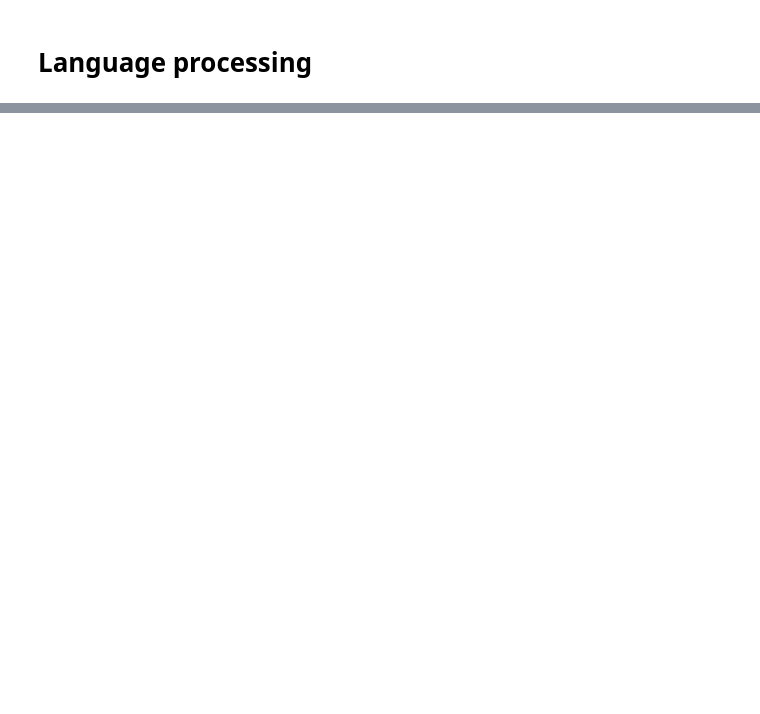
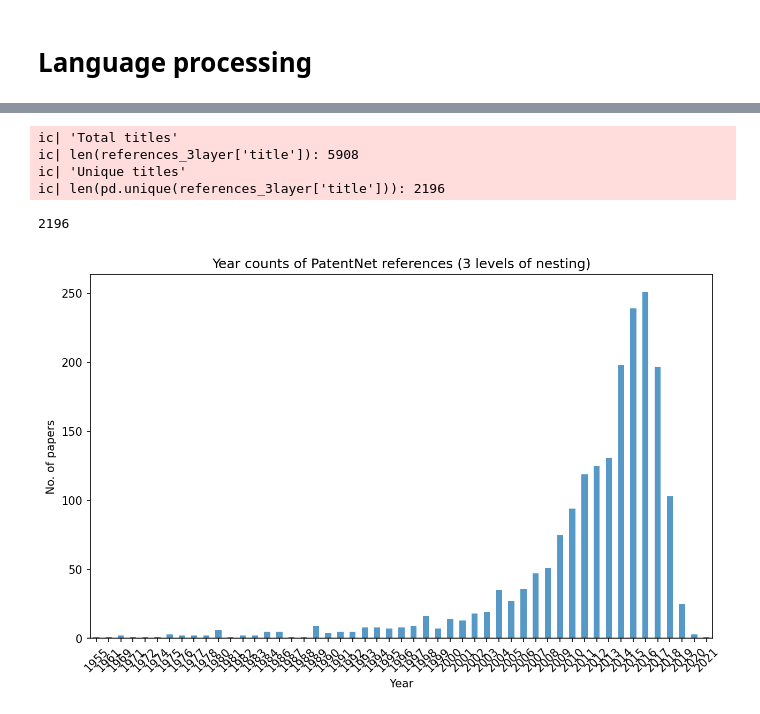
Before and after one commit to liammagee/patents-ai, a Jupyter notebook: analysis.ipynb, the cells around one changed output, grey strips where cells are left out. Cells and saved outputs as stored; diff of their text form; code cells hidden in the pictures; blank space fills up the shorter version.

Commit message:
Adding data files

```diff
--- a/analysis.ipynb
+++ b/analysis.ipynb
@@ -903,2 +882,8 @@ ic| ref_type: 1, len(refs_local): 0
 ic| f: ('./refs/download/3/VoxSegNet: Volumetric CNNs for semantic part segmentation '
         'of 3D shapes.pdf')
+# %%
+# Load existing data
+references_seed = pd.read_csv('data/references.csv')
+references_1layer = pd.read_csv('data/references_1layer.csv')
+references_2layer = pd.read_csv('data/references_2layer.csv')
+references_3layer = pd.read_csv('data/references_3layer.csv')
@@ -1015,0 +999,30 @@ year_counts.plot(kind='bar')
+# %%
+ic('Total titles')
+ic(len(references_3layer['title']))
+ic('Unique titles')
+ic(len(pd.unique(references_3layer['title'])))
+# %% [output]
+ic| 'Total titles'
+ic| len(references_3layer['title']): 5908
+ic| 'Unique titles'
+ic| len(pd.unique(references_3layer['title'])): 2196
+2196
+# %%
+references_3layer.reset_index(drop=True, inplace=True)
+empty_years = references_3layer[references_3layer['year'] == ''].index
+all_refs_uniq = references_3layer.drop(empty_years).drop_duplicates('title')
+# %%
+all_refs_uniq.loc[:,'year'] = all_refs_uniq.loc[:, 'year'].astype(int)
+
+year_counts = all_refs_uniq.query('year > 1900 and year < 2022').loc[:,'year'].value_counts().sort_index()
+fig, ax = plt.subplots(facecolor='white')
+fig.set_size_inches(10, 6)
+fig.set_dpi(150)
+year_counts.plot(kind='bar',alpha=0.75, rot=45, ax=ax)
+plt.title("Year counts of PatentNet references (3 levels of nesting)")
+plt.ylabel('No. of papers')
+plt.xlabel('Year')
+# ax.set_facecolor("white")
+plt.savefig('data/output.png', facecolor=fig.get_facecolor(), bbox_inches='tight')
+# %% [output]
+[figure, added]
```
Also changed, not shown: parts of 78 cells of this notebook, 33 other files.
